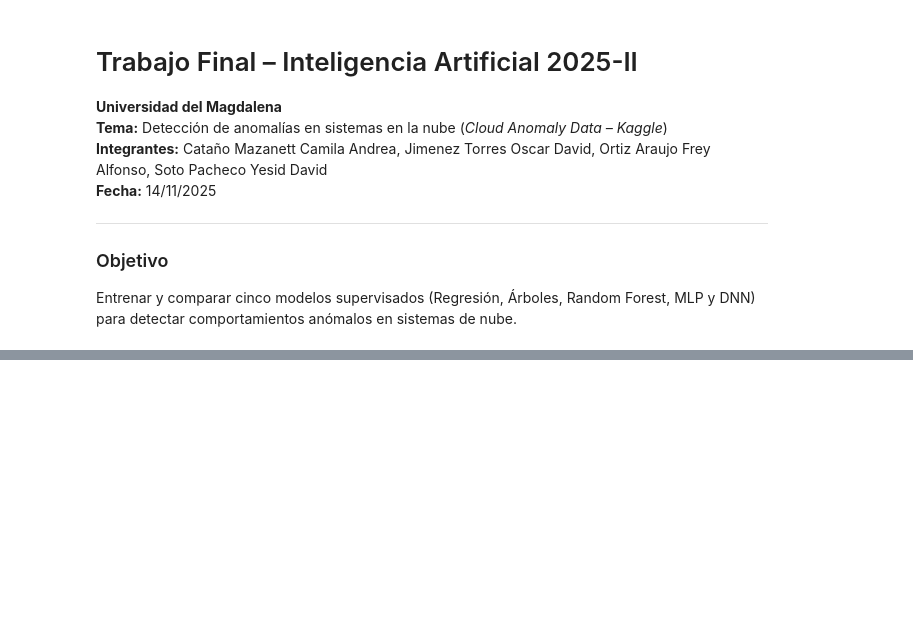
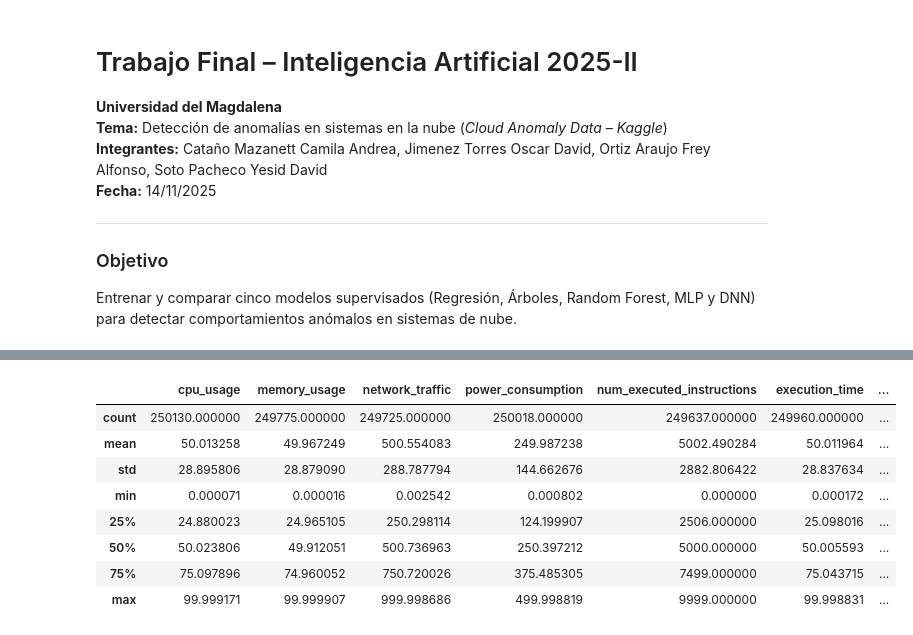
Before and after one commit to FreyOrtiz/CloudInfrastrutureAnomalyData, a Jupyter notebook: Proyecto/TrabajoFinalIA.ipynb, the cells around one changed output, grey strips where cells are left out. Saved outputs shown, nothing was run; the diff lists cells and outputs as text; code cells hidden in the pictures; blank space fills up the shorter version.

```diff
--- a/Proyecto/TrabajoFinalIA.ipynb
+++ b/Proyecto/TrabajoFinalIA.ipynb
@@ -84,0 +129,15 @@ print(" Librerías importadas correctamente")
+# %%
+# ===========================
+# Estadísticas descriptivas
+# ===========================
+df.describe()
+# %% [output]
+|  | cpu_usage | memory_usage | network_traffic | power_consumption | num_executed_instructions | execution_time | ... |
+| count | 250130.000000 | 249775.000000 | 249725.000000 | 250018.000000 | 249637.000000 | 249960.000000 | ... |
+| mean | 50.013258 | 49.967249 | 500.554083 | 249.987238 | 5002.490284 | 50.011964 | ... |
+| std | 28.895806 | 28.879090 | 288.787794 | 144.662676 | 2882.806422 | 28.837634 | ... |
+| min | 0.000071 | 0.000016 | 0.002542 | 0.000802 | 0.000000 | 0.000172 | ... |
+| 25% | 24.880023 | 24.965105 | 250.298114 | 124.199907 | 2506.000000 | 25.098016 | ... |
+| 50% | 50.023806 | 49.912051 | 500.736963 | 250.397212 | 5000.000000 | 50.005593 | ... |
+| 75% | 75.097896 | 74.960052 | 750.720026 | 375.485305 | 7499.000000 | 75.043715 | ... |
+| max | 99.999171 | 99.999907 | 999.998686 | 499.998819 | 9999.000000 | 99.998831 | ... |
```
Also changed, not shown: parts of 12 cells of this notebook.
